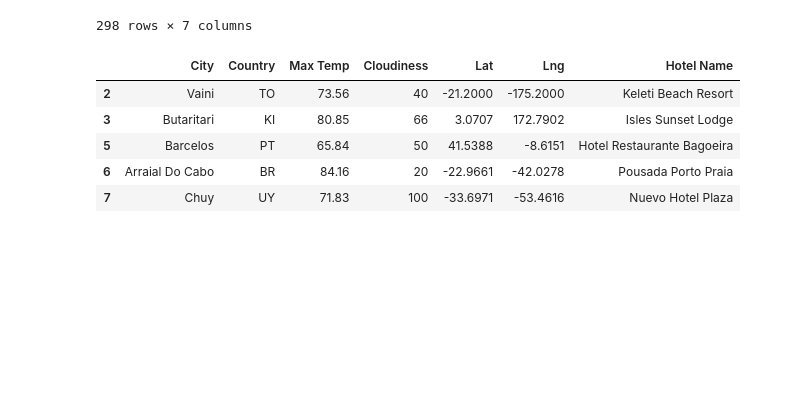
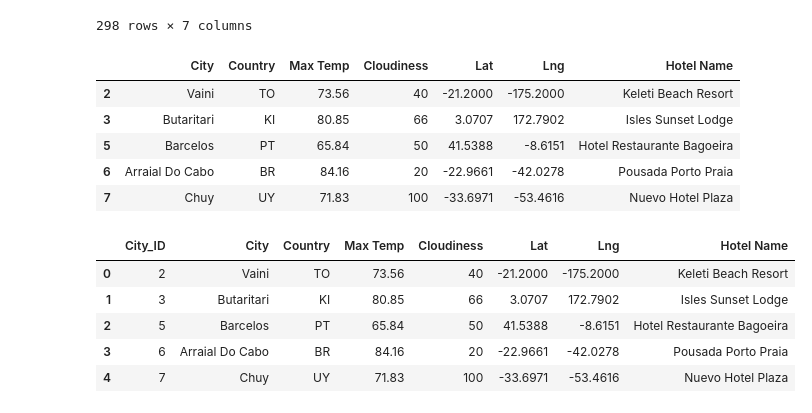
Before and after one commit to jmclean55/World_Weather, a Jupyter notebook: Vacation_Search/Vacation_Search.ipynb, the cells around one changed output. Cells and saved outputs as stored; diff of their text form; code cells hidden in the pictures; blank space fills up the shorter version.

Commit message:
World_Weather

```diff
--- a/Vacation_Search/Vacation_Search.ipynb
+++ b/Vacation_Search/Vacation_Search.ipynb
@@ -182,6 +182,16 @@ output_data_file = "WeatherPy_vacation.csv"
 
 # 8b. Export the City_Data into a csv
 clean_hotel_df.to_csv(output_data_file, index_label="City_ID")
+# %%
+clean_hotel_df=pd.read_csv("WeatherPy_vacation.csv")
+clean_hotel_df.head()
+# %% [output]
+|  | City_ID | City | Country | Max Temp | Cloudiness | Lat | Lng | Hotel Name |
+| 0 | 2 | Vaini | TO | 73.56 | 40 | -21.2000 | -175.2000 | Keleti Beach Resort |
+| 1 | 3 | Butaritari | KI | 80.85 | 66 | 3.0707 | 172.7902 | Isles Sunset Lodge |
+| 2 | 5 | Barcelos | PT | 65.84 | 50 | 41.5388 | -8.6151 | Hotel Restaurante Bagoeira |
+| 3 | 6 | Arraial Do Cabo | BR | 84.16 | 20 | -22.9661 | -42.0278 | Pousada Porto Praia |
+| 4 | 7 | Chuy | UY | 71.83 | 100 | -33.6971 | -53.4616 | Nuevo Hotel Plaza |
 # %%
 # 9. Using the template add city name, the country code, the weather description and maximum temperature for the city.
 info_box_template = """
```
Also changed, not shown: 12 other files.
